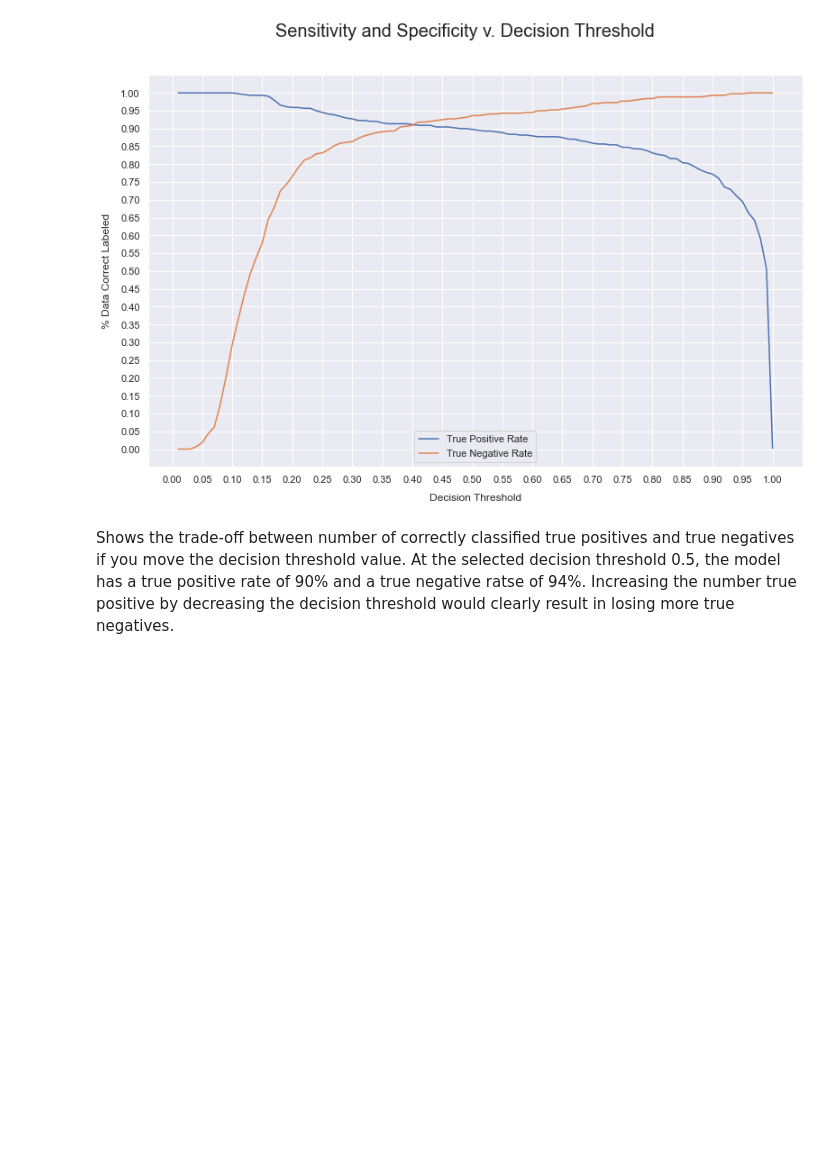
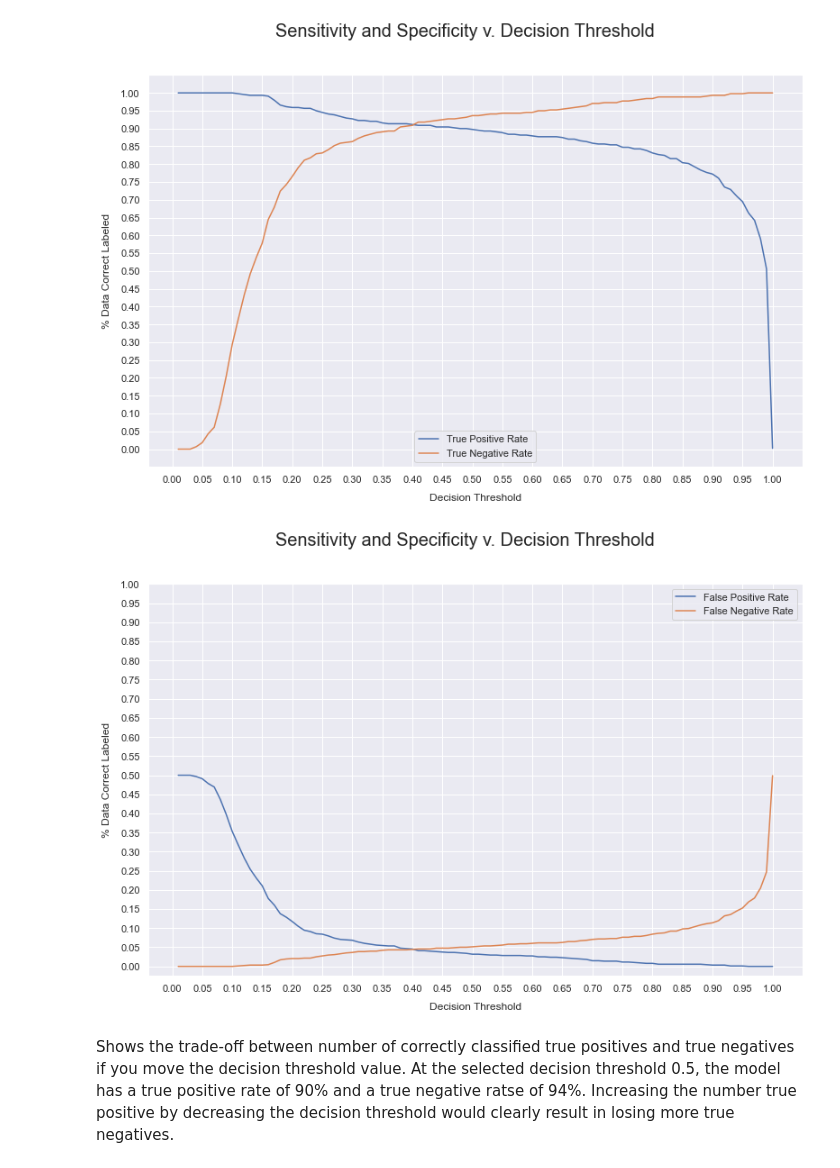
Before and after one commit to EvanHolder/Pneumonia-Classifier, a Jupyter notebook: Pneumonia_Classifier.ipynb, the cells around one changed output. Saved outputs shown, nothing was run; the diff lists cells and outputs as text; code cells hidden in the pictures; blank space fills up the shorter version.

```diff
--- a/Pneumonia_Classifier.ipynb
+++ b/Pneumonia_Classifier.ipynb
@@ -3026,6 +3052,15 @@ thresholds = np.linspace(.01,1,100)
 
 # Get the specificity and sensitivities using above function
 specificity, sensitivity = tpr_tnr(prob, thresholds)
+# %%
+# Get the raw predictions from the model
+prob = final_model.predict(val_gen)
+
+# Define thresholds for ploting
+thresholds = np.linspace(.01,1,100)
+
+# Get the specificity and sensitivities using above function
+fpr, fnr = fpr_fnr(prob, thresholds)
 # %%
 # Create plot showing Sensitivity and Specificity v. Decision Threshold
 sns.set_style("darkgrid")
@@ -3041,6 +3076,21 @@ plt.xticks(np.linspace(0, 1, 21));
 fig.suptitle('Sensitivity and Specificity v. Decision Threshold', fontsize=20);
 # %% [output]
 [figure]
+# %%
+# Create plot showing Sensitivity and Specificity v. Decision Threshold
+sns.set_style("darkgrid")
+sns.set(rc = {'figure.figsize':(13,8)})
+fig = plt.figure()
+plt.plot(thresholds, fpr)
+plt.plot(thresholds, fnr)
+plt.ylabel('% Data Correct Labeled', labelpad=10)
+plt.xlabel('Decision Threshold',labelpad=10)
+plt.legend(['False Positive Rate','False Negative Rate'])
+plt.yticks(np.linspace(0, 1, 21))
+plt.xticks(np.linspace(0, 1, 21));
+fig.suptitle('Sensitivity and Specificity v. Decision Threshold', fontsize=20);
+# %% [output]
+[figure, added]
 # %% [markdown]
 Shows the trade-off between number of correctly classified true positives and true negatives if you move the decision threshold value.  At the selected decision threshold 0.5, the model has a true positive rate of 90% and a true negative ratse of 94%.  Increasing the number true positive by decreasing the decision threshold would clearly result in losing more true negatives.
 # %%
```
Also changed, not shown: parts of 4 cells of this notebook, 3 other files.
